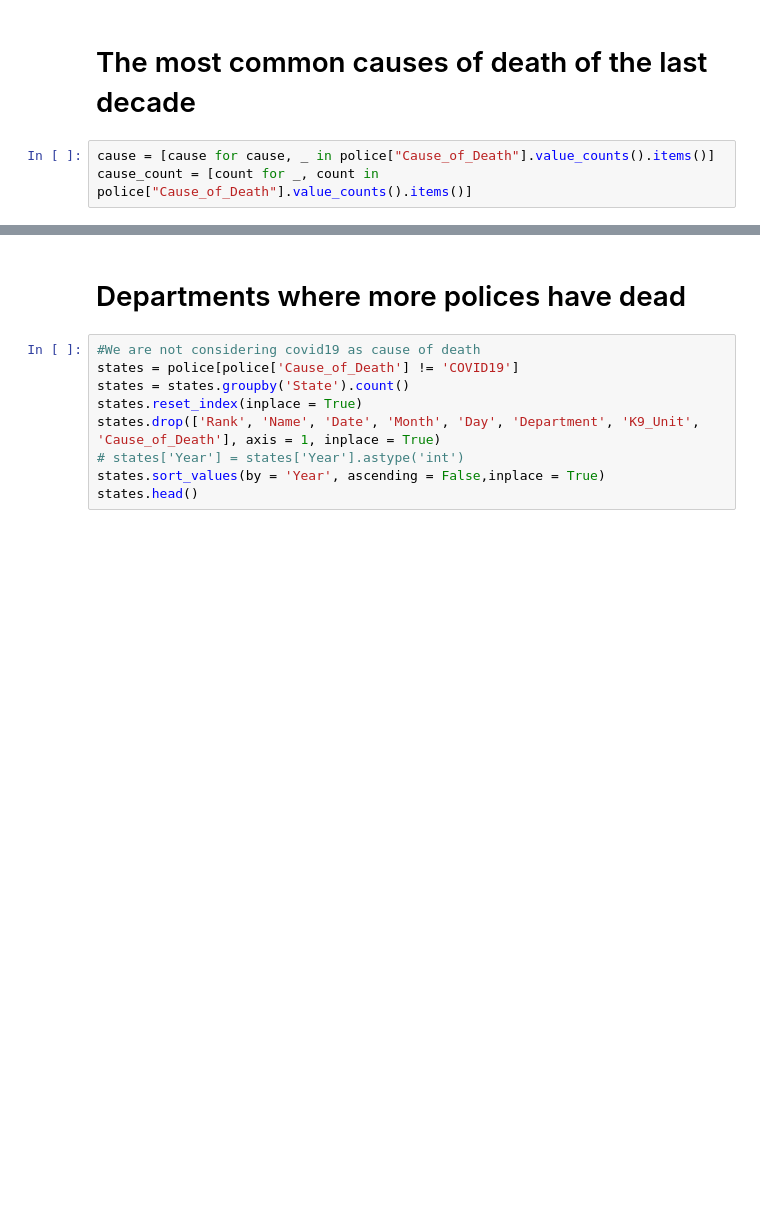
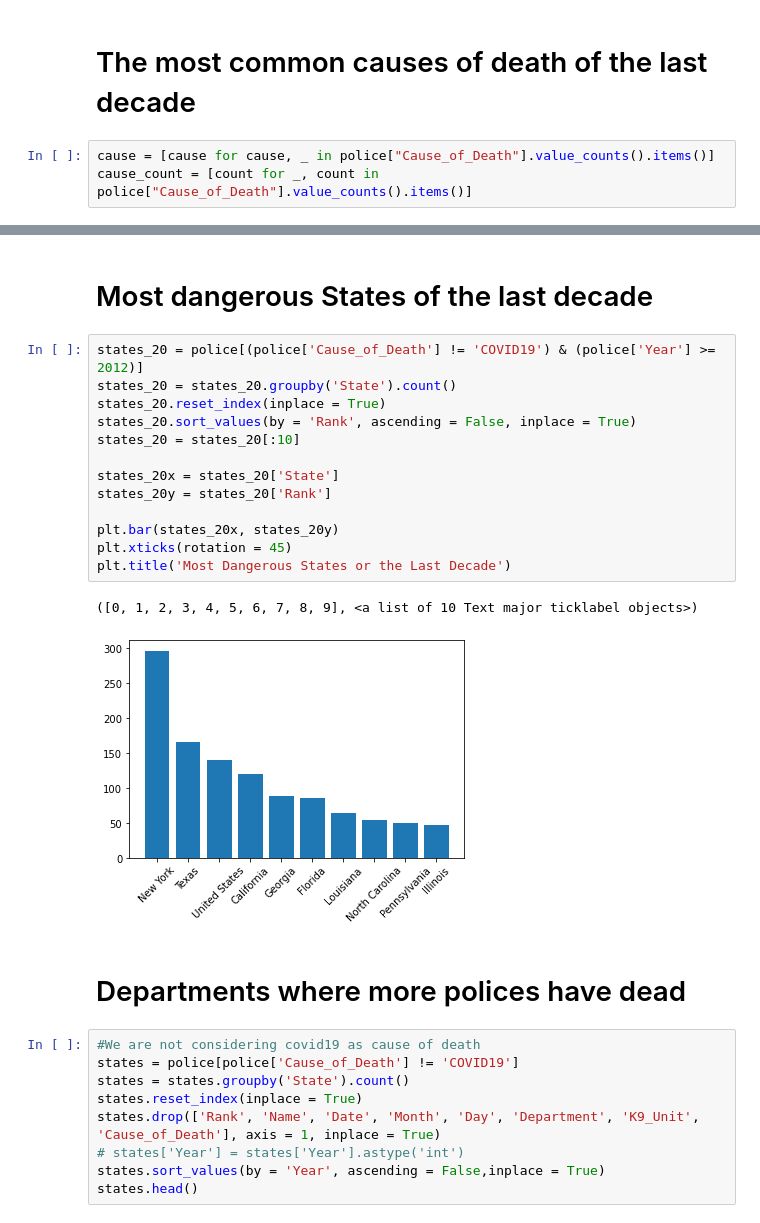
Before and after one commit to Alberto0410/Police-Deaths-in-America, a Jupyter notebook: police_notebook.ipynb, the cells around one changed output, grey strips where cells are left out. Drawn from its saved outputs; the diff is of its cells as text; blank space fills up the shorter version.

```diff
--- a/police_notebook.ipynb
+++ b/police_notebook.ipynb
@@ -110,6 +110,24 @@ plt.title("Common Causes of Death")
 plt.show()
 # %% [output]
 [figure]
+# %% [markdown]
+# Most dangerous States of the last decade
+# %%
+states_20 = police[(police['Cause_of_Death'] != 'COVID19') & (police['Year'] >= 2012)]
+states_20 = states_20.groupby('State').count()
+states_20.reset_index(inplace = True)
+states_20.sort_values(by = 'Rank', ascending = False, inplace = True)
+states_20 = states_20[:10]
+
+states_20x = states_20['State']
+states_20y = states_20['Rank']
+
+plt.bar(states_20x, states_20y)
+plt.xticks(rotation = 45)
+plt.title('Most Dangerous States or the Last Decade')
+# %% [output]
+([0, 1, 2, 3, 4, 5, 6, 7, 8, 9], <a list of 10 Text major ticklabel objects>)
+[figure, added]
 # %% [markdown]
 # Departments where more polices have dead
 # %%
```
Also changed, not shown: parts of 4 cells of this notebook.
